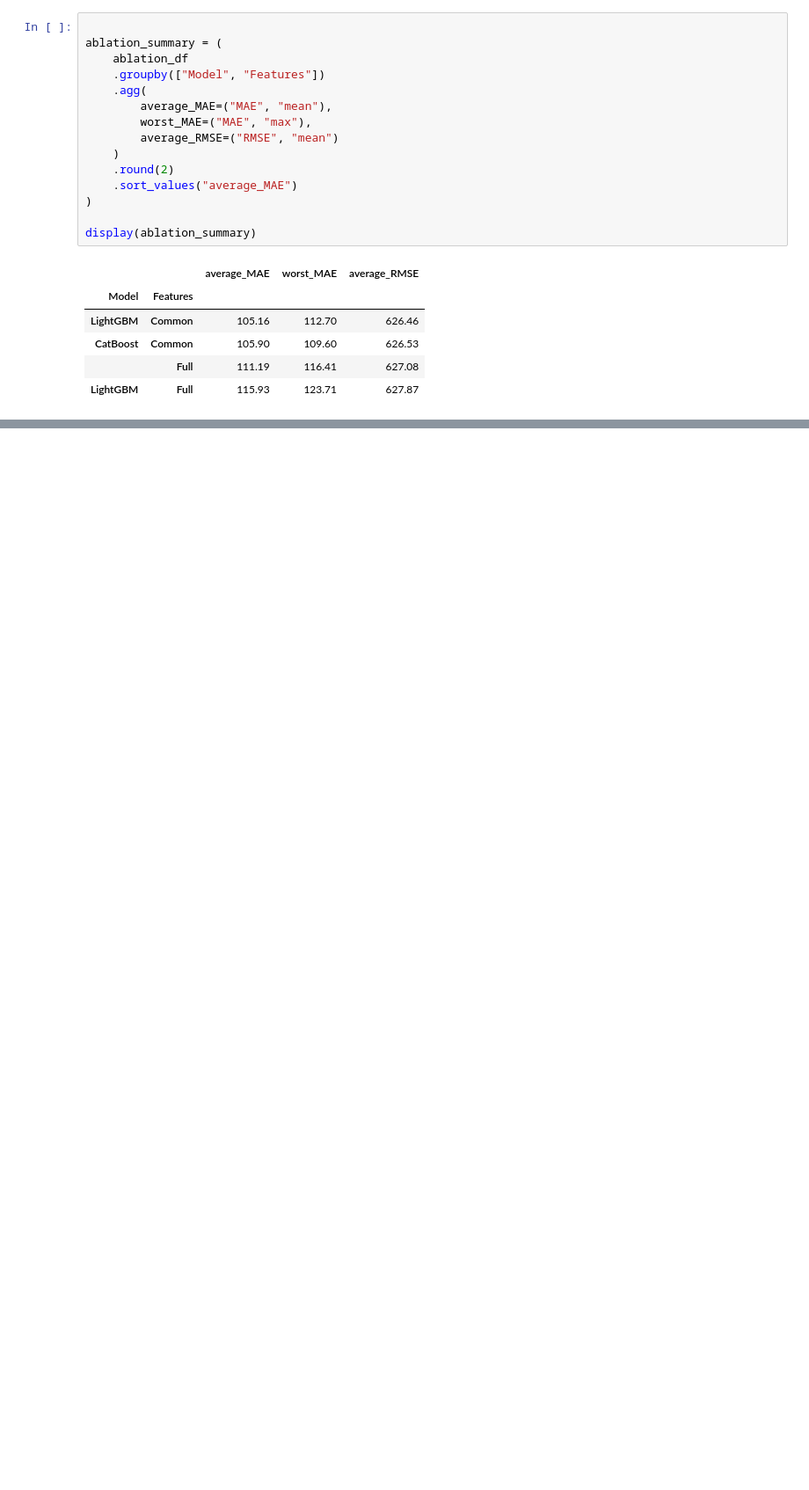
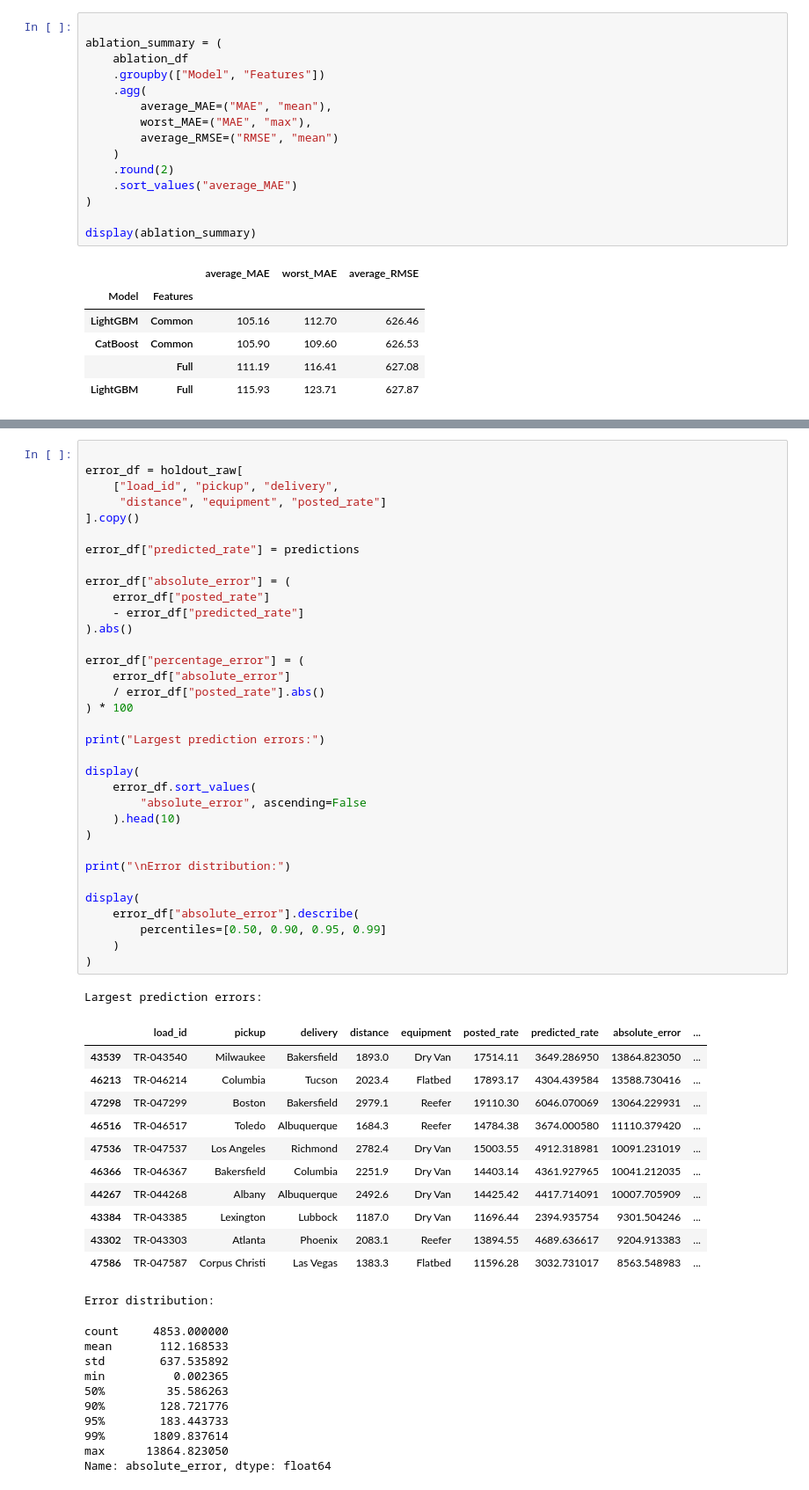
Before and after one commit to ahmedalikeerio/spotter-freight-rate-prediction, a Jupyter notebook: notebooks/05_model_comparison.ipynb, the cells around one changed output, grey strips where cells are left out. Shown at 88% size. Saved outputs shown, nothing was run; the diff lists cells and outputs as text; blank space fills up the shorter version.

```diff
--- a/notebooks/05_model_comparison.ipynb
+++ b/notebooks/05_model_comparison.ipynb
@@ -315,0 +604,58 @@ display(ablation_summary)
+# %%
+
+error_df = holdout_raw[
+    ["load_id", "pickup", "delivery",
+     "distance", "equipment", "posted_rate"]
+].copy()
+
+error_df["predicted_rate"] = predictions
+
+error_df["absolute_error"] = (
+    error_df["posted_rate"]
+    - error_df["predicted_rate"]
+).abs()
+
+error_df["percentage_error"] = (
+    error_df["absolute_error"]
+    / error_df["posted_rate"].abs()
+) * 100
+
+print("Largest prediction errors:")
+
+display(
+    error_df.sort_values(
+        "absolute_error", ascending=False
+    ).head(10)
+)
+
+print("\nError distribution:")
+
+display(
+    error_df["absolute_error"].describe(
+        percentiles=[0.50, 0.90, 0.95, 0.99]
+    )
+)
+# %% [output]
+Largest prediction errors:
+|  | load_id | pickup | delivery | distance | equipment | posted_rate | predicted_rate | absolute_error | ... |
+| 43539 | TR-043540 | Milwaukee | Bakersfield | 1893.0 | Dry Van | 17514.11 | 3649.286950 | 13864.823050 | ... |
+| 46213 | TR-046214 | Columbia | Tucson | 2023.4 | Flatbed | 17893.17 | 4304.439584 | 13588.730416 | ... |
+| 47298 | TR-047299 | Boston | Bakersfield | 2979.1 | Reefer | 19110.30 | 6046.070069 | 13064.229931 | ... |
+| 46516 | TR-046517 | Toledo | Albuquerque | 1684.3 | Reefer | 14784.38 | 3674.000580 | 11110.379420 | ... |
+| 47536 | TR-047537 | Los Angeles | Richmond | 2782.4 | Dry Van | 15003.55 | 4912.318981 | 10091.231019 | ... |
+| 46366 | TR-046367 | Bakersfield | Columbia | 2251.9 | Dry Van | 14403.14 | 4361.927965 | 10041.212035 | ... |
+| 44267 | TR-044268 | Albany | Albuquerque | 2492.6 | Dry Van | 14425.42 | 4417.714091 | 10007.705909 | ... |
+| 43384 | TR-043385 | Lexington | Lubbock | 1187.0 | Dry Van | 11696.44 | 2394.935754 | 9301.504246 | ... |
+| 43302 | TR-043303 | Atlanta | Phoenix | 2083.1 | Reefer | 13894.55 | 4689.636617 | 9204.913383 | ... |
+| 47586 | TR-047587 | Corpus Christi | Las Vegas | 1383.3 | Flatbed | 11596.28 | 3032.731017 | 8563.548983 | ... |
+Error distribution:
+count     4853.000000
+mean       112.168533
+std        637.535892
+min          0.002365
+50%         35.586263
+90%        128.721776
+95%        183.443733
+99%       1809.837614
+max      13864.823050
+Name: absolute_error, dtype: float64
```
Also changed, not shown: parts of 10 cells of this notebook, 1 other file.
